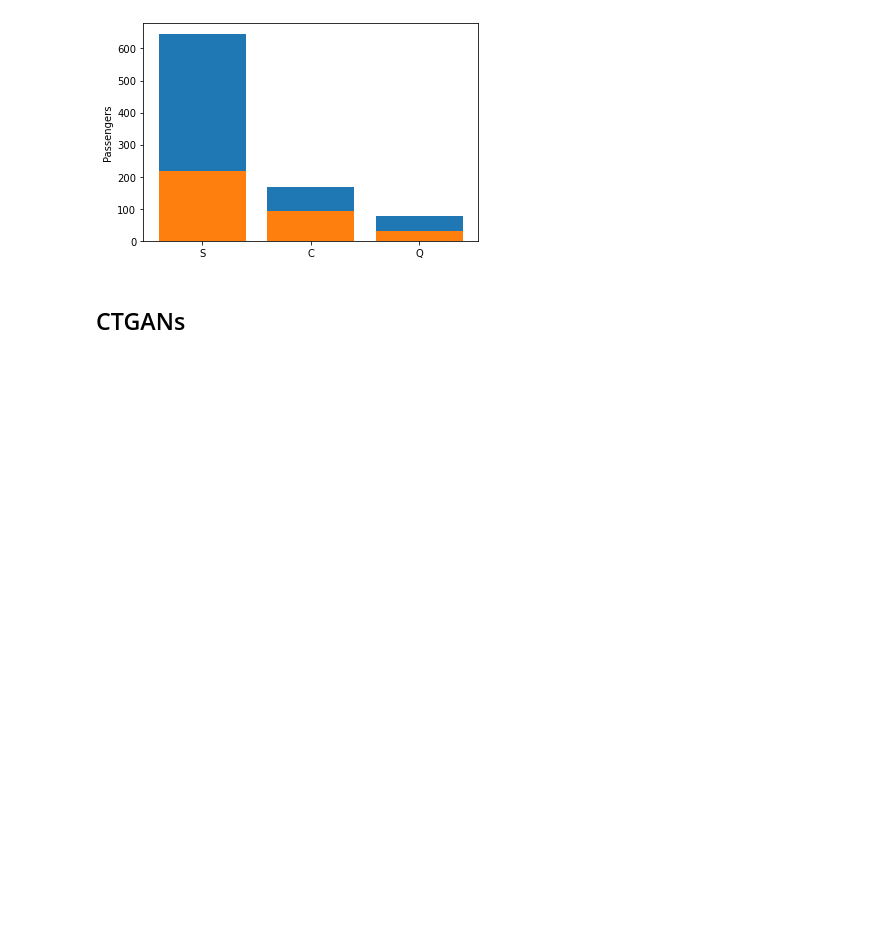
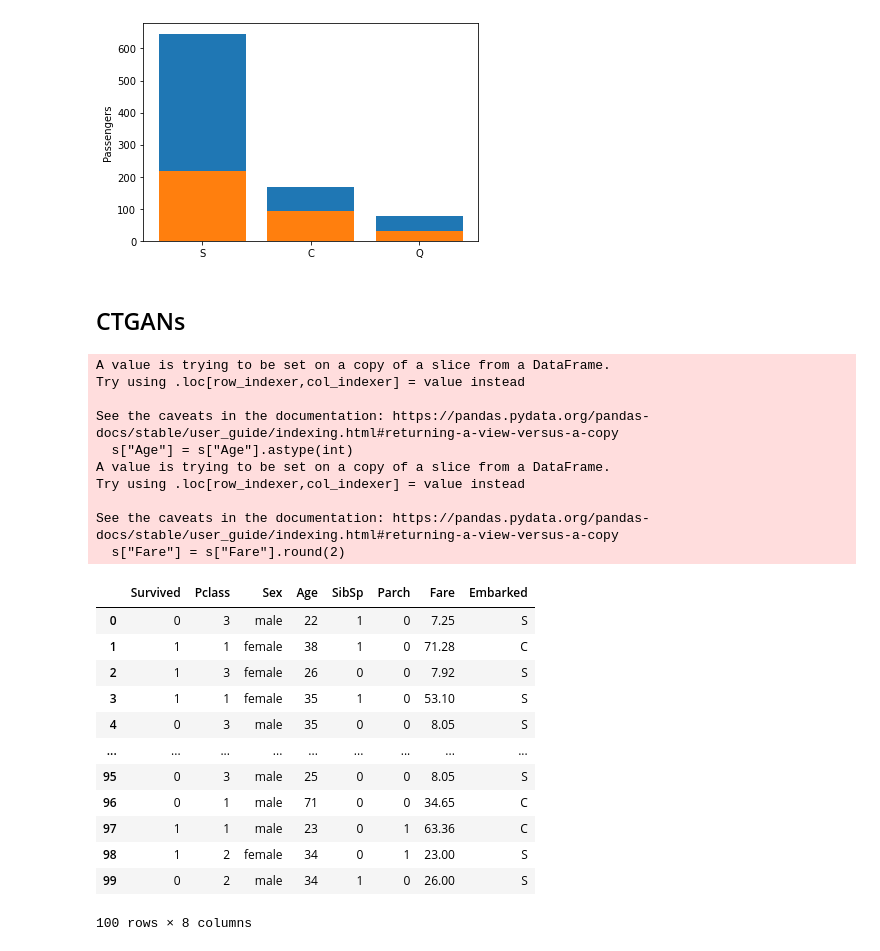
Before and after one commit to diegounzueta/Medium-Articles-, a Jupyter notebook: CTGANs.ipynb, the cells around one changed output. Cells and saved outputs as stored; diff of their text form; code cells hidden in the pictures; blank space fills up the shorter version.

```diff
--- a/CTGANs.ipynb
+++ b/CTGANs.ipynb
@@ -205,4 +223,33 @@ ctgan = CTGANSynthesizer(epochs=100)
 ctgan.fit(df[used_columns], discrete_columns)
 # %%
 df_synth = ctgan.sample(1000)
+# %%
+s = df[used_columns]
+s["Age"] = s["Age"].astype(int)
+s["Fare"] = s["Fare"].round(2)
+s[:100]
+# %% [output]
+A value is trying to be set on a copy of a slice from a DataFrame.
+Try using .loc[row_indexer,col_indexer] = value instead
+
+See the caveats in the documentation: https://pandas.pydata.org/pandas-docs/stable/user_guide/indexing.html#returning-a-view-versus-a-copy
+  s["Age"] = s["Age"].astype(int)
+A value is trying to be set on a copy of a slice from a DataFrame.
+Try using .loc[row_indexer,col_indexer] = value instead
+
+See the caveats in the documentation: https://pandas.pydata.org/pandas-docs/stable/user_guide/indexing.html#returning-a-view-versus-a-copy
+  s["Fare"] = s["Fare"].round(2)
+|  | Survived | Pclass | Sex | Age | SibSp | Parch | Fare | Embarked |
+| 0 | 0 | 3 | male | 22 | 1 | 0 | 7.25 | S |
+| 1 | 1 | 1 | female | 38 | 1 | 0 | 71.28 | C |
+| 2 | 1 | 3 | female | 26 | 0 | 0 | 7.92 | S |
+| 3 | 1 | 1 | female | 35 | 1 | 0 | 53.10 | S |
+| 4 | 0 | 3 | male | 35 | 0 | 0 | 8.05 | S |
+| ... | ... | ... | ... | ... | ... | ... | ... | ... |
+| 95 | 0 | 3 | male | 25 | 0 | 0 | 8.05 | S |
+| 96 | 0 | 1 | male | 71 | 0 | 0 | 34.65 | C |
+| 97 | 1 | 1 | male | 23 | 0 | 1 | 63.36 | C |
+| 98 | 1 | 2 | female | 34 | 0 | 1 | 23.00 | S |
+| 99 | 0 | 2 | male | 34 | 1 | 0 | 26.00 | S |
+100 rows × 8 columns
 # %%
```
Also changed, not shown: parts of 10 cells of this notebook.
